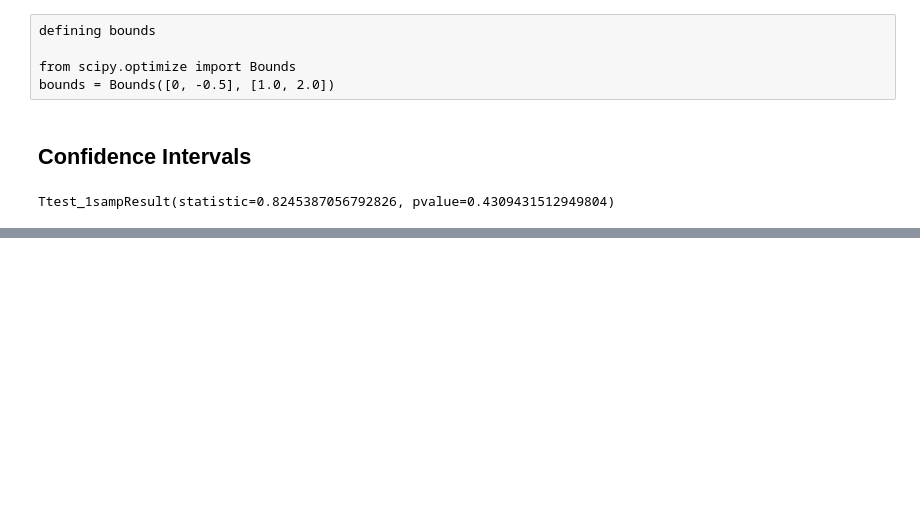
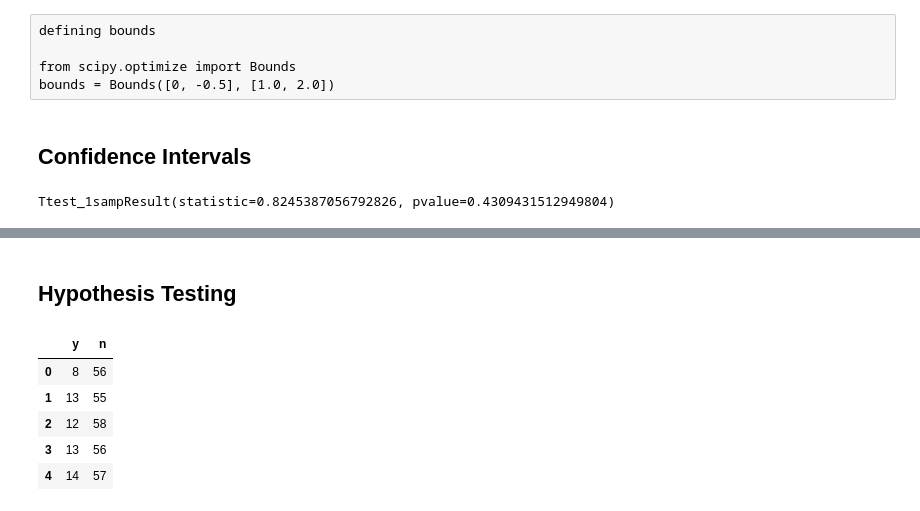
Before and after one commit to starnlm/Python-Practice, a Jupyter notebook: Distributions in Python.ipynb, the cells around one changed output, grey strips where cells are left out. Saved outputs shown, nothing was run; the diff lists cells and outputs as text; code cells hidden in the pictures; blank space fills up the shorter version.

```diff
--- a/Distributions in Python.ipynb
+++ b/Distributions in Python.ipynb
@@ -168,0 +194,13 @@ TypeError: ttest() missing 1 required positional argument: 'group2'
+# %% [markdown]
+## Hypothesis Testing
+# %%
+d = {'y': [8 ,13 ,12 ,13 ,14 , 5, 14,15, 11, 13, 10,  8, 10, 11, 12, 11,  6,  7, 12, 14], 'n': [56 ,55, 58, 56, 57, 54, 56, 57, 54, 55, 57, 59, 54, 55, 56, 57, 54, 58, 58, 58]}
+data = pd.DataFrame(data =d)
+data.head()
+# %% [output]
+|  | y | n |
+| 0 | 8 | 56 |
+| 1 | 13 | 55 |
+| 2 | 12 | 58 |
+| 3 | 13 | 56 |
+| 4 | 14 | 57 |
```
Also changed, not shown: parts of 32 cells of this notebook.
